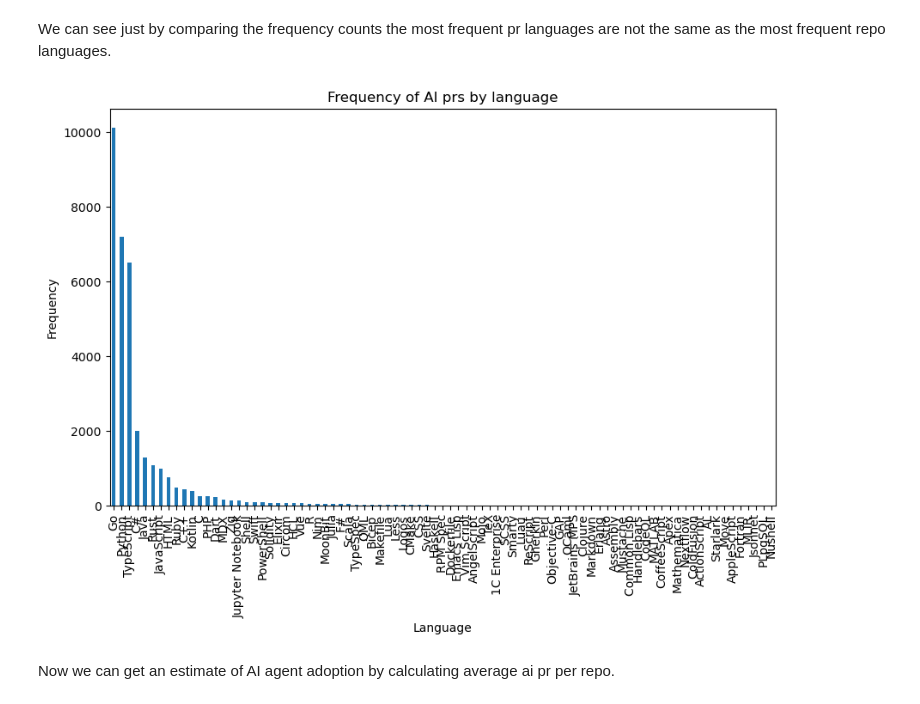
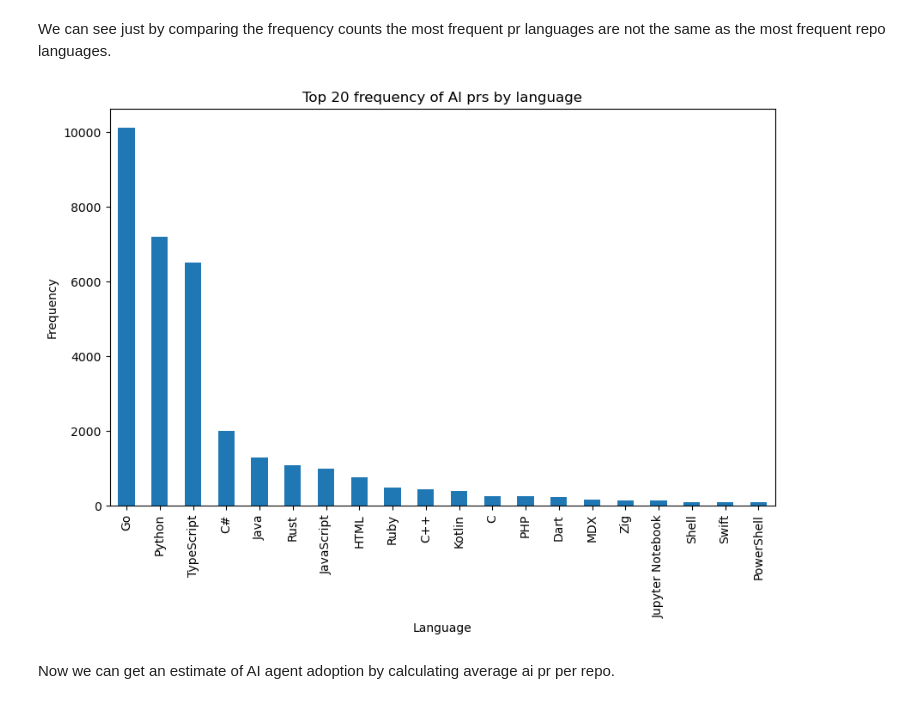
Before and after one commit to yueywangse/542Project, a Jupyter notebook: Calculations/projectQ1.ipynb, the cells around one changed output. Cells and saved outputs as stored; diff of their text form; code cells hidden in the pictures.

```diff
--- a/Calculations/projectQ1.ipynb
+++ b/Calculations/projectQ1.ipynb
@@ -172,14 +172,14 @@ Name: count, Length: 85, dtype: int64
 # %% [markdown]
 We can see just by comparing the frequency counts the most frequent pr languages are not the same as the most frequent repo languages.
 # %%
-pr_per_language.plot(kind='bar', figsize=(10, 6))
+pr_per_language.head(20).plot(kind='bar', figsize=(10, 6))
 plt.xlabel("Language")
 plt.ylabel("Frequency")
-plt.title("Frequency of AI prs by language")
+plt.title("Top 20 frequency of AI prs by language")
 plt.savefig('prs.png')
 plt.show()
 # %% [output]
-[figure, old version]
+[figure, new version]
 # %% [markdown]
 Now we can get an estimate of AI agent adoption by calculating average ai pr per repo.
 # %%
```
Also changed, not shown: parts of 2 cells of this notebook, 4 other files.
